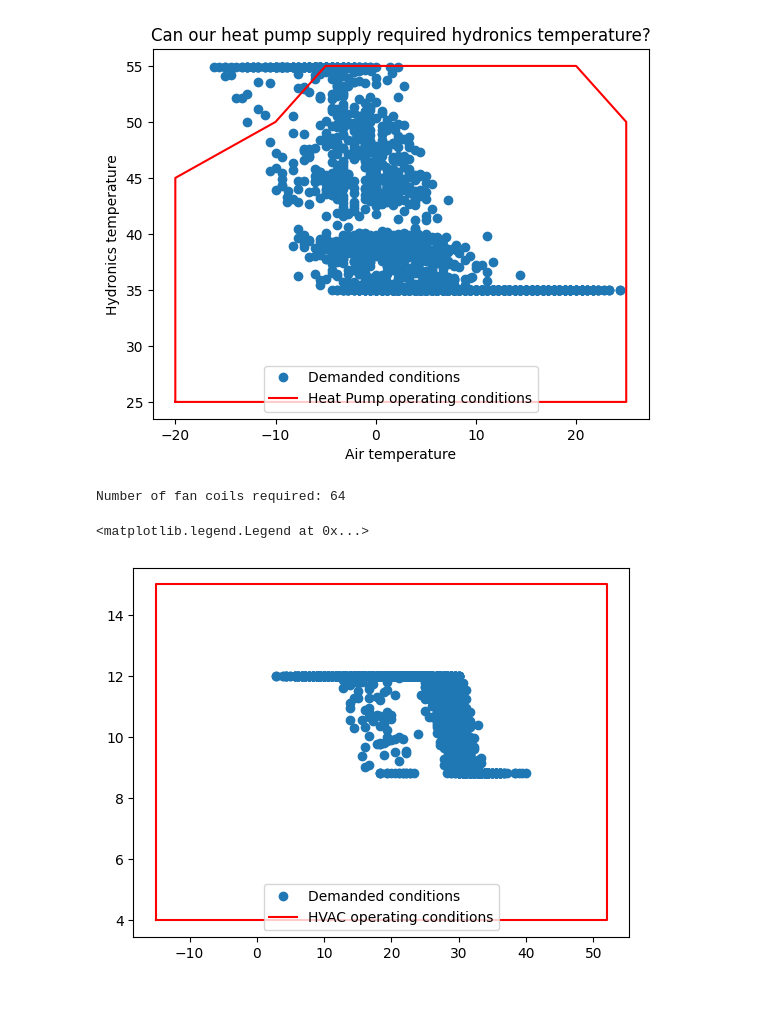
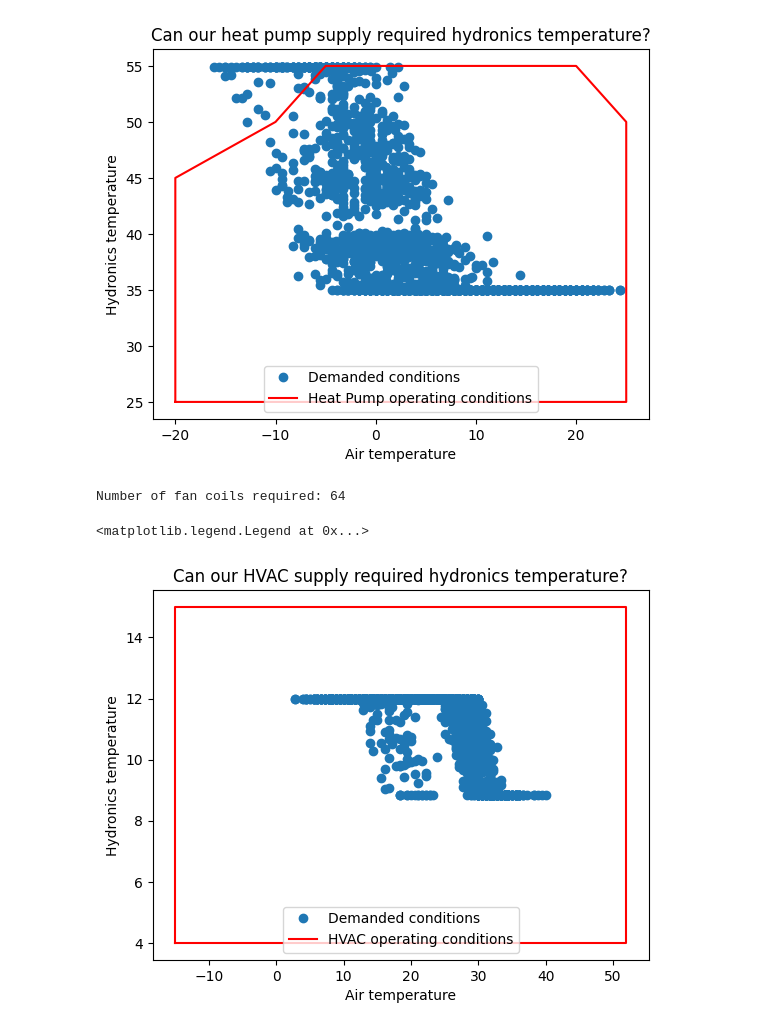
Before and after one commit to SNaylor12543/Variable_Output_Temperature_Heat_Pump, a Jupyter notebook: HFP-550LM-Z1_operations check.ipynb, the cells around one changed output. Cells and saved outputs as stored; diff of their text form; code cells hidden in the pictures; blank space fills up the shorter version.

```diff
--- a/HFP-550LM-Z1_operations check.ipynb
+++ b/HFP-550LM-Z1_operations check.ipynb
@@ -45,31 +45,34 @@ import numpy as np
 
 heat_pump_capacity = 305
 HVAC_capacity = 175
 
 HD = Heating_Distribution("Data/HFP-550LM-Z1", heat_pump_capacity, HVAC_capacity)
 
 # Cooling conditions
 
 plt.figure(2)
 
 air_temp = Data.column_from_csv("Data/XL-BES-Tool_Output.csv", "External temperture (ºC)")
 cooling_demand = Data.column_from_csv("Data/XL-BES-Tool_Output.csv", "Cooling_thermal_load(kW)")
 
 cooling_demand = np.clip(cooling_demand, 0, HVAC_capacity)
 
 indices = [i for i, x in enumerate(cooling_demand) if x == 0]
 cooling_demand = np.delete(cooling_demand, indices)
 air_temp = np.delete(air_temp, indices)
 
 hydronics_temp = HD.interp_flow_temp_cooling(cooling_demand)
 
 plt.plot(air_temp, hydronics_temp, marker="o", label="Demanded conditions", linestyle="None")
 
 air_temp_op_conditions = np.array([-15, -15, 52, 52, -15])
 hydronics_temp_op_conditions = np.array([4, 15, 15, 4, 4])
 plt.plot(air_temp_op_conditions, hydronics_temp_op_conditions, color="red", label="HVAC operating conditions")
+plt.xlabel("Air temperature")
+plt.ylabel("Hydronics temperature")
+plt.title("Can our HVAC supply required hydronics temperature?")
 plt.legend()
 # %% [output]
 Number of fan coils required: 64
 <matplotlib.legend.Legend at 0x...>
-[figure, old version]
+[figure, new version]
```
Also changed, not shown: 3 other files.
